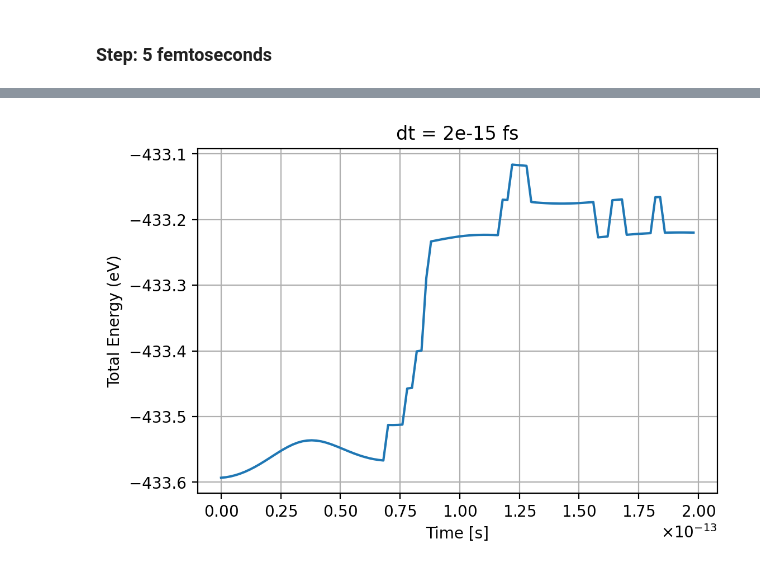
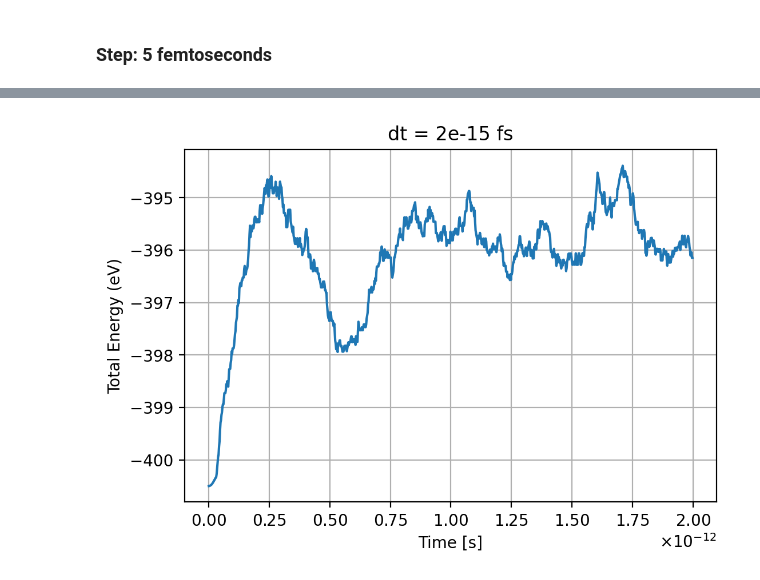
Before and after one commit to zosojack/lab-cms, a Jupyter notebook: zosojack/tutorials/Class_Crystal.ipynb, the cells around one changed output, grey strips where cells are left out. Saved outputs shown, nothing was run; the diff lists cells and outputs as text; code cells hidden in the pictures.

Commit message:
Output file

```diff
--- a/zosojack/tutorials/Class_Crystal.ipynb
+++ b/zosojack/tutorials/Class_Crystal.ipynb
@@ -244,8 +226,8 @@ cristallo2.find_neighbours()
 from libraries.CrystalDynamics import CrystalDynamics as Dynamics
 # choose a time step dt = 5 fs
 dt2 = 2e-15
-T2=600
+T2=1600
 # %%
 simulazione2 = Dynamics(cristallo2, atomic_mass=silver_mass, dt=dt2, temp_ini=T2)
 simulazione2.set_seed(12316543)
-meta_E_tot2, meta_E_K2, meta_T2 = simulazione2.run_dynamics(n_steps=100, debug=True)
+meta_E_tot2, meta_E_K2, meta_T2 = simulazione2.run_dynamics(n_steps=1000, output=True, debug=False)
@@ -270,16 +234,16 @@ step 100/100: E_tot=-433.220 eV, V=-442.491 eV, K=9.271 eV, T=280.1 K
 # %%
 import matplotlib.pyplot as plt
 import numpy as np
-x2 = np.arange(0, 100, 1) * dt2
+x2 = np.arange(0, 1000, 1) * dt2
 y2 = meta_E_tot2#[:100]
 
 plt.figure(figsize=(6,4), dpi=200)
 plt.plot(x2, y2)
 plt.ticklabel_format(style='sci', axis='x', scilimits=(0,0), useMathText=True)
 plt.xlabel('Time [s]')
 plt.ylabel('Total Energy (eV)')
 plt.title(f'dt = {dt2} fs')
 plt.grid()
 plt.show()
 # %% [output]
-[figure, old version]
+[figure, new version]
```
Also changed, not shown: parts of 3 cells of this notebook, 7 other files.
